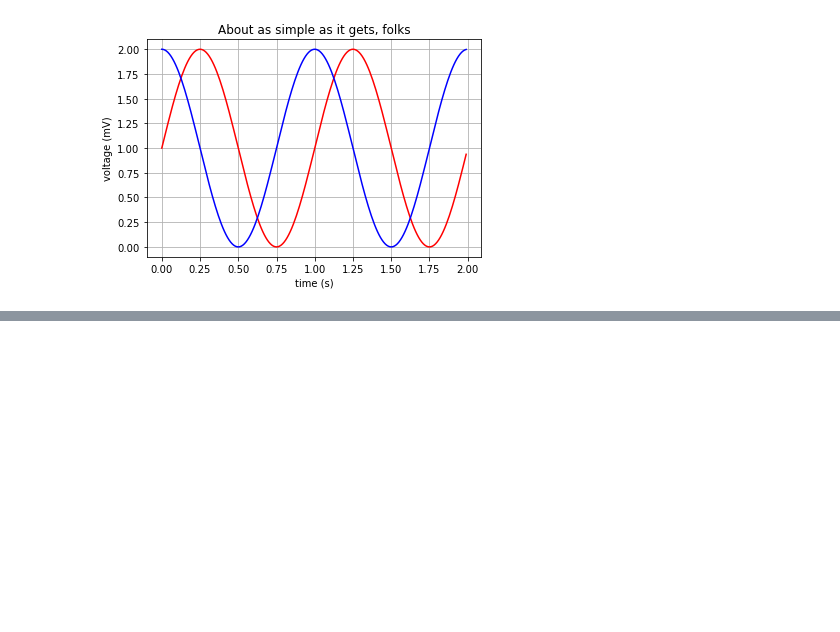
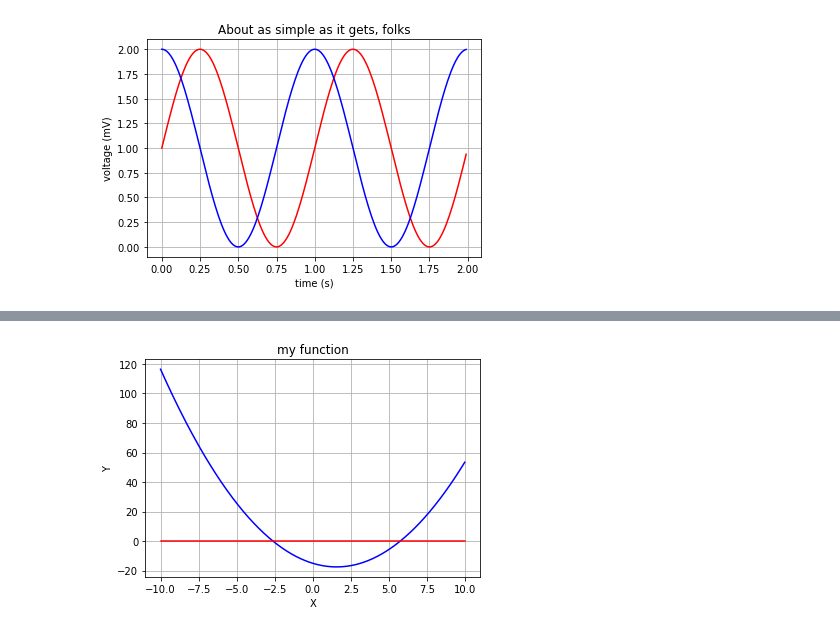
Before and after one commit to skunori/phys2305s22dev, a Jupyter notebook: sk_week2a_pre.ipynb, the cells around one changed output, grey strips where cells are left out. Drawn from its saved outputs; the diff is of its cells as text; code cells hidden in the pictures; blank space fills up the shorter version.

```diff
--- a/sk_week2a_pre.ipynb
+++ b/sk_week2a_pre.ipynb
@@ -228,0 +233,6 @@ for x in np.arange(0.0,10.0,2.0):
+# %%
+import numpy as np
+# sqrt()
+a=9.0
+b=np.sqrt(a)
+print("a=",a,"  b=",b)
@@ -272,0 +332,27 @@ plt.show()
+# %%
+import matplotlib.pyplot as plt
+import numpy as np
+
+def my_function3(a):
+    b=a*a-3.14*a-15.0
+    return b
+
+# Data for plotting
+x= np.arange(-10.0,10.0, 0.01)
+y= my_function3(x)
+#  (original call) s = 1 + np.sin(2 * np.pi * t)
+
+x2=np.array([-10.0,10.0])
+y2=np.array([0.0,0.0])
+
+fig, ax = plt.subplots()
+ax.plot(x, y,"b")
+ax.plot(x2,y2,"r")
+
+ax.set(xlabel='X', ylabel='Y',
+       title='my function')
+ax.grid()
+
+plt.show()
+# %% [output]
+[figure, added]
```
Also changed, not shown: parts of 7 cells of this notebook.
